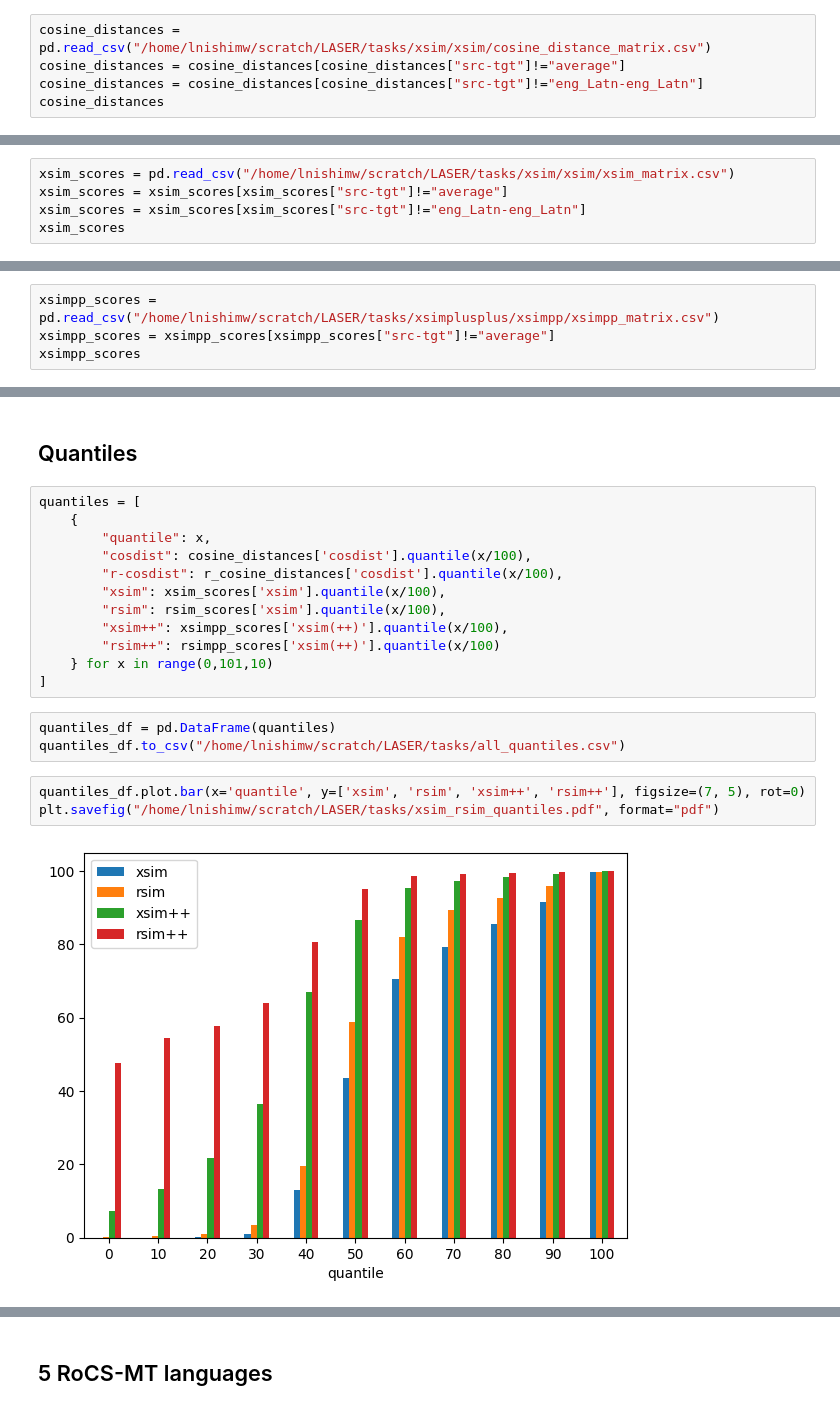
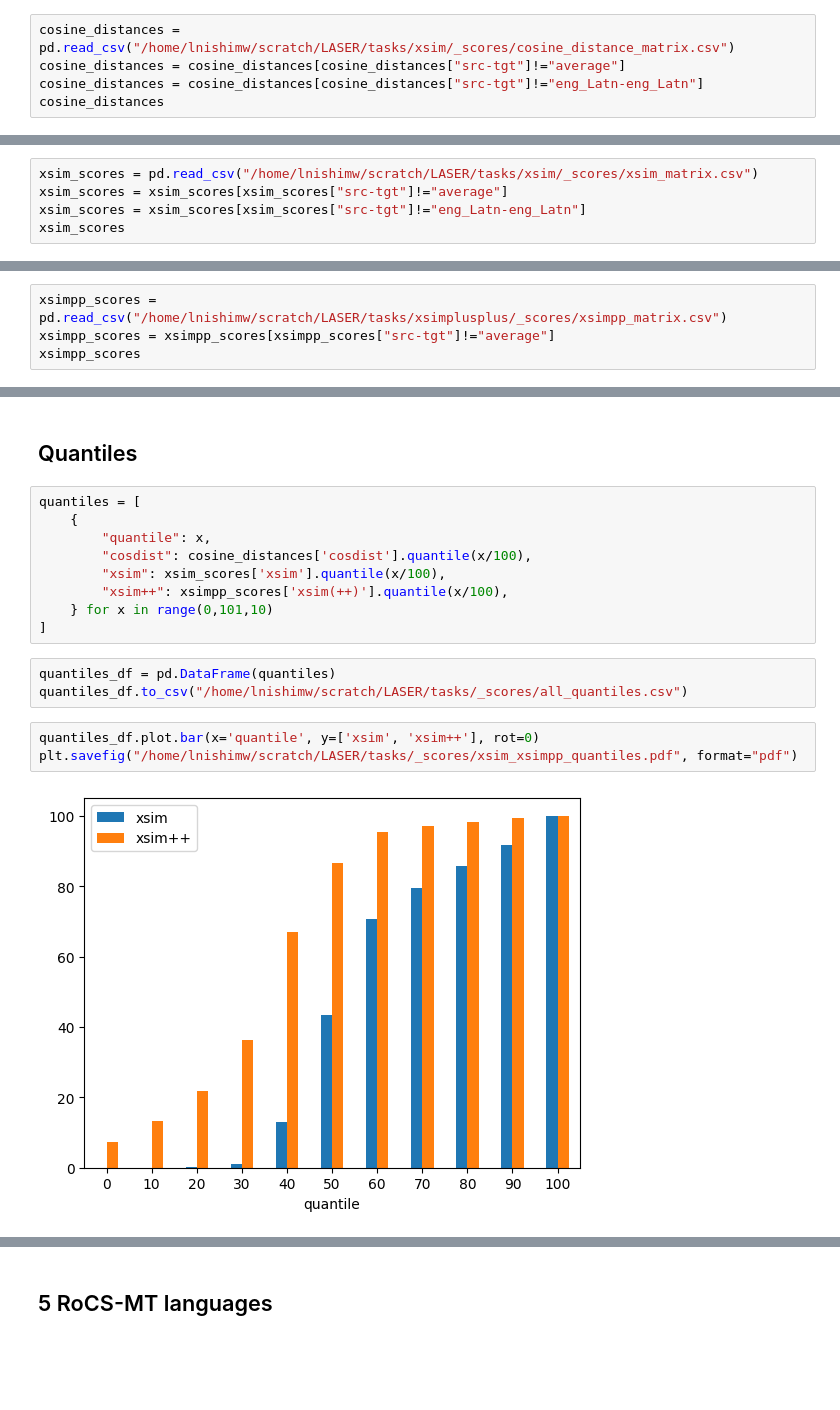
Before and after one commit to lydianish/LASER, a Jupyter notebook: tasks/draft.ipynb, the cells around one changed output, grey strips where cells are left out. Saved outputs shown, nothing was run; the diff lists cells and outputs as text; blank space fills up the shorter version.

Commit message:
redo quantiles

```diff
--- a/tasks/draft.ipynb
+++ b/tasks/draft.ipynb
@@ -6,7 +6,7 @@ import matplotlib.pyplot as plt
 # %% [markdown]
 ## Cosine distance
 # %%
-cosine_distances = pd.read_csv("/home/lnishimw/scratch/LASER/tasks/xsim/xsim/cosine_distance_matrix.csv")
+cosine_distances = pd.read_csv("/home/lnishimw/scratch/LASER/tasks/xsim/_scores/cosine_distance_matrix.csv")
 cosine_distances = cosine_distances[cosine_distances["src-tgt"]!="average"]
 cosine_distances = cosine_distances[cosine_distances["src-tgt"]!="eng_Latn-eng_Latn"]
 cosine_distances
@@ -104,7 +64,7 @@ Name: cosdist, dtype: float64
 # %% [markdown]
 ## xSIM
 # %%
-xsim_scores = pd.read_csv("/home/lnishimw/scratch/LASER/tasks/xsim/xsim/xsim_matrix.csv")
+xsim_scores = pd.read_csv("/home/lnishimw/scratch/LASER/tasks/xsim/_scores/xsim_matrix.csv")
 xsim_scores = xsim_scores[xsim_scores["src-tgt"]!="average"]
 xsim_scores = xsim_scores[xsim_scores["src-tgt"]!="eng_Latn-eng_Latn"]
 xsim_scores
@@ -183,7 +124,7 @@ cosine_distances['cosdist'].quantile(.25)
 # %% [markdown]
 ## xSIM++
 # %%
-xsimpp_scores = pd.read_csv("/home/lnishimw/scratch/LASER/tasks/xsimplusplus/xsimpp/xsimpp_matrix.csv")
+xsimpp_scores = pd.read_csv("/home/lnishimw/scratch/LASER/tasks/xsimplusplus/_scores/xsimpp_matrix.csv")
 xsimpp_scores = xsimpp_scores[xsimpp_scores["src-tgt"]!="average"]
 xsimpp_scores
 # %% [output]
@@ -245,19 +168,16 @@ quantiles = [
     {
         "quantile": x,
         "cosdist": cosine_distances['cosdist'].quantile(x/100),
-        "r-cosdist": r_cosine_distances['cosdist'].quantile(x/100),
         "xsim": xsim_scores['xsim'].quantile(x/100),
-        "rsim": rsim_scores['xsim'].quantile(x/100),
         "xsim++": xsimpp_scores['xsim(++)'].quantile(x/100),
-        "rsim++": rsimpp_scores['xsim(++)'].quantile(x/100)
     } for x in range(0,101,10)
 ]
 # %%
 quantiles_df = pd.DataFrame(quantiles)
-quantiles_df.to_csv("/home/lnishimw/scratch/LASER/tasks/all_quantiles.csv")
+quantiles_df.to_csv("/home/lnishimw/scratch/LASER/tasks/_scores/all_quantiles.csv")
 # %%
-quantiles_df.plot.bar(x='quantile', y=['xsim', 'rsim', 'xsim++', 'rsim++'], figsize=(7, 5), rot=0)
-plt.savefig("/home/lnishimw/scratch/LASER/tasks/xsim_rsim_quantiles.pdf", format="pdf")
+quantiles_df.plot.bar(x='quantile', y=['xsim', 'xsim++'], rot=0)
+plt.savefig("/home/lnishimw/scratch/LASER/tasks/_scores/xsim_xsimpp_quantiles.pdf", format="pdf")
 # %% [output]
-[figure, old version]
+[figure, new version]
 # %%
```
Also changed, not shown: parts of 53 cells of this notebook, 2 other files.
